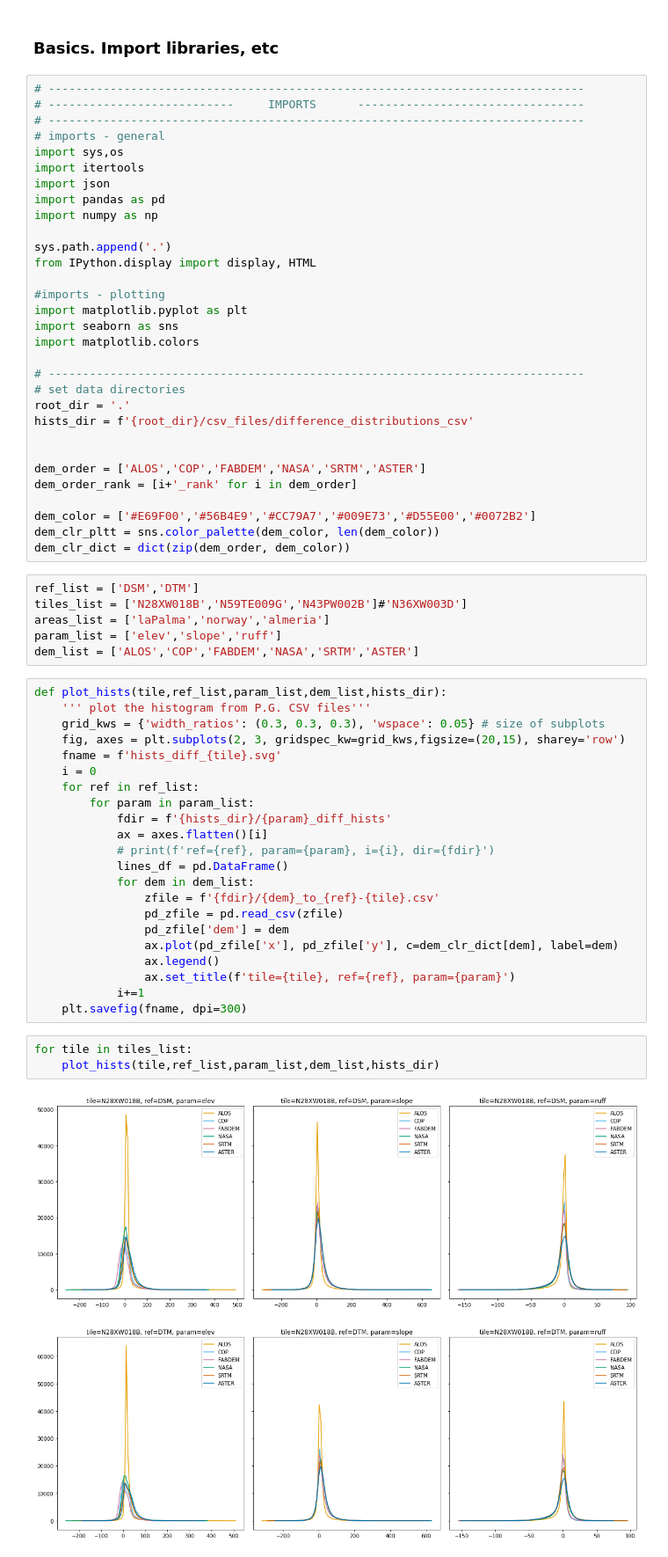
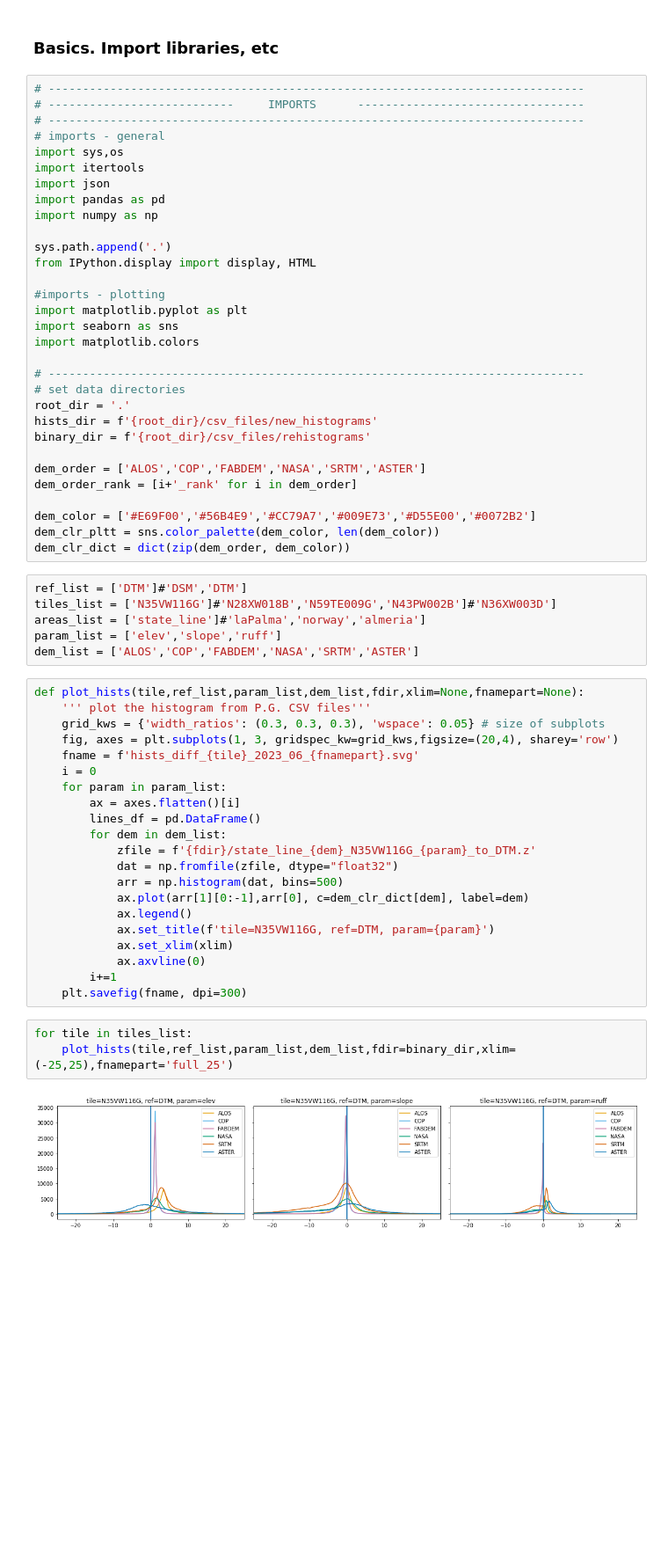
Before and after one commit to CarlosGrohmann/DEMIX_wine_contest, a Jupyter notebook: DEMIX_histograms.ipynb, the cells around one changed output. Shown at 88% size. Cells and saved outputs as stored; diff of their text form; blank space fills up the shorter version.

```diff
--- a/DEMIX_histograms.ipynb
+++ b/DEMIX_histograms.ipynb
@@ -40,8 +40,8 @@ import matplotlib.colors
 # ------------------------------------------------------------------------------
 # set data directories
 root_dir = '.'
-hists_dir = f'{root_dir}/csv_files/difference_distributions_csv'
-
+hists_dir = f'{root_dir}/csv_files/new_histograms'
+binary_dir = f'{root_dir}/csv_files/rehistograms'
 
 dem_order = ['ALOS','COP','FABDEM','NASA','SRTM','ASTER']
 dem_order_rank = [i+'_rank' for i in dem_order]
@@ -50,35 +50,34 @@ dem_color = ['#E69F00','#56B4E9','#CC79A7','#009E73','#D55E00','#0072B2']
 dem_clr_pltt = sns.color_palette(dem_color, len(dem_color))
 dem_clr_dict = dict(zip(dem_order, dem_color))
 # %%
-ref_list = ['DSM','DTM']
-tiles_list = ['N28XW018B','N59TE009G','N43PW002B']#'N36XW003D']
-areas_list = ['laPalma','norway','almeria']
+ref_list = ['DTM']#'DSM','DTM']
+tiles_list = ['N35VW116G']#'N28XW018B','N59TE009G','N43PW002B']#'N36XW003D']
+areas_list = ['state_line']#'laPalma','norway','almeria']
 param_list = ['elev','slope','ruff']
 dem_list = ['ALOS','COP','FABDEM','NASA','SRTM','ASTER']
 # %%
-def plot_hists(tile,ref_list,param_list,dem_list,hists_dir):
+def plot_hists(tile,ref_list,param_list,dem_list,fdir,xlim=None,fnamepart=None):
     ''' plot the histogram from P.G. CSV files'''
     grid_kws = {'width_ratios': (0.3, 0.3, 0.3), 'wspace': 0.05} # size of subplots
-    fig, axes = plt.subplots(2, 3, gridspec_kw=grid_kws,figsize=(20,15), sharey='row')
-    fname = f'hists_diff_{tile}.svg'
+    fig, axes = plt.subplots(1, 3, gridspec_kw=grid_kws,figsize=(20,4), sharey='row')
+    fname = f'hists_diff_{tile}_2023_06_{fnamepart}.svg'
     i = 0
-    for ref in ref_list:
-        for param in param_list:
-            fdir = f'{hists_dir}/{param}_diff_hists'
-            ax = axes.flatten()[i]
-            # print(f'ref={ref}, param={param}, i={i}, dir={fdir}')
-            lines_df = pd.DataFrame()
-            for dem in dem_list:
-                zfile = f'{fdir}/{dem}_to_{ref}-{tile}.csv'
-                pd_zfile = pd.read_csv(zfile)
-                pd_zfile['dem'] = dem
-                ax.plot(pd_zfile['x'], pd_zfile['y'], c=dem_clr_dict[dem], label=dem)
-                ax.legend()
-                ax.set_title(f'tile={tile}, ref={ref}, param={param}')
-            i+=1
+    for param in param_list:
+        ax = axes.flatten()[i]
+        lines_df = pd.DataFrame()
+        for dem in dem_list:
+            zfile = f'{fdir}/state_line_{dem}_N35VW116G_{param}_to_DTM.z'
+            dat = np.fromfile(zfile, dtype="float32")
+            arr = np.histogram(dat, bins=500)
+            ax.plot(arr[1][0:-1],arr[0], c=dem_clr_dict[dem], label=dem)
+            ax.legend()
+            ax.set_title(f'tile=N35VW116G, ref=DTM, param={param}')
+            ax.set_xlim(xlim)
+            ax.axvline(0)
+        i+=1
     plt.savefig(fname, dpi=300)
 # %%
 for tile in tiles_list:
-    plot_hists(tile,ref_list,param_list,dem_list,hists_dir)
+    plot_hists(tile,ref_list,param_list,dem_list,fdir=binary_dir,xlim=(-25,25),fnamepart='full_25')
 # %% [output]
-[figure, old version]
+[figure, new version]
```
Also changed, not shown: parts of 4 cells of this notebook.
